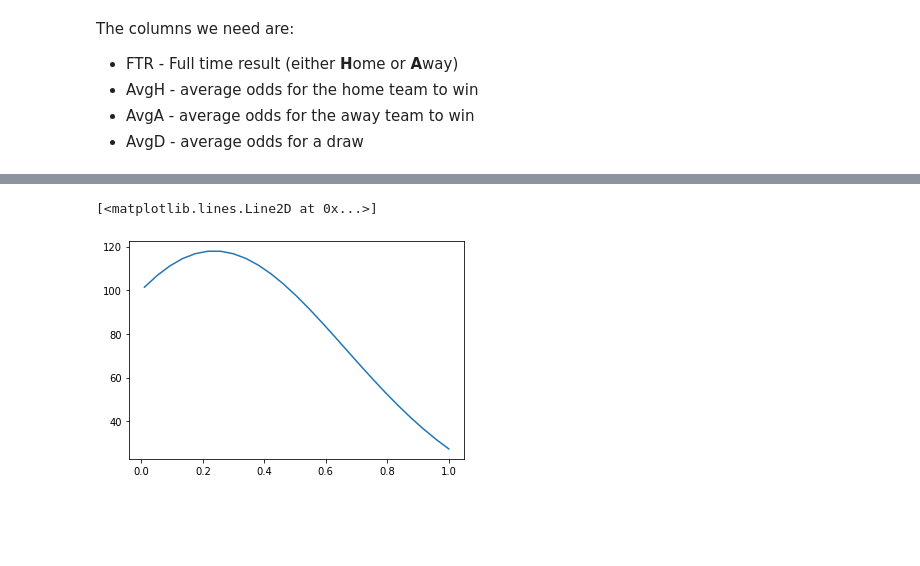
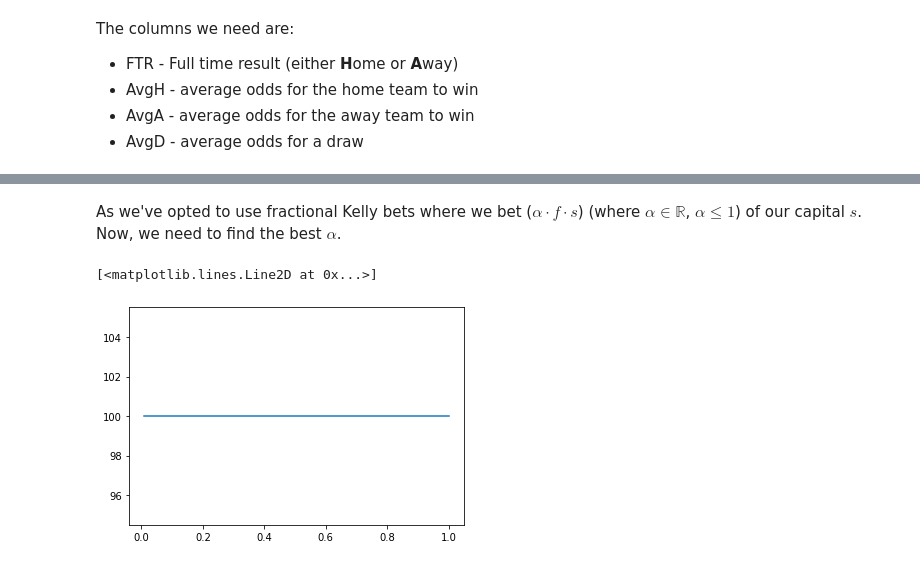
Before and after one commit to nerrma/betting-backtest, a Jupyter notebook: kelly_backtest.ipynb, the cells around one changed output, grey strips where cells are left out. Saved outputs shown, nothing was run; the diff lists cells and outputs as text; code cells hidden in the pictures; blank space fills up the shorter version.

Commit message:
Add distribution approximation

```diff
--- a/kelly_backtest.ipynb
+++ b/kelly_backtest.ipynb
@@ -43,0 +78,2 @@ _ = scipy.stats.probplot(ideal_odds, plot=plt)
+# %%
+res = approximate_distribution(ideal_odds)
@@ -43,0 +82,16 @@ _ = scipy.stats.probplot(ideal_odds, plot=plt)
+# %%
+r = res[0]
+print(r)
+dist = r[0](*r[1])
+
+x = np.linspace(1, 20)
+
+plt.plot(x, dist.pdf(x))
+plt.show()
+
+plt.hist(ideal_odds)
+plt.show()
+
+test_odd = 1.1
+print(dist.pdf(test_odd))
+print(scipy.stats.percentileofscore(ideal_odds, test_odd)/100)
@@ -55,37 +132,41 @@ $f = p + \frac{p-1}{b}$
 # %%
-def run_kelly(k_factor, can_plot):
+def run_kelly(X, k_factor, can_plot):
     starting_bal = 100
     bal = starting_bal
     bet = 0
 
-    bal_history = np.zeros(len(df))
-    result_history = ['w']*len(df)
+    bal_history = np.zeros(len(X))
+    result_history = ['w']*len(X)
 
     outcomes = ['H', 'A', 'D']
-    for i, row in df.iterrows():
+
+    dist_exp = dist.expect()
+    for i, row in X.iterrows():
         all_odds = row.drop('FTR')
 
         bal_history[i] = bal
 
         idx = np.argmin(all_odds) + 1
         odds = row[idx]
+
         if odds > np.quantile(ideal_odds, 0.25):
             continue
 
-        p = scipy.stats.percentileofscore(ideal_odds, odds)/100
+        #p = scipy.stats.percentileofscore(ideal_odds, odds)/100
+        p = dist.pdf(odds)
+        bet = (p + (p-1)/odds)*k_factor
 
-        bet = (p + (p-1)/odds)*k_factor
+        if bet < 0:
+            continue
 
         bet_amt = bet*bal
         bal -= bet_amt
 
         if row['FTR'] == outcomes[idx-1]:
-            #print(f"Made ${(bet_amt*odds):.2f}, betting ${(bet_amt):.2f} with balance ${(bal):.2f}, odds {odds}")
             bal += bet_amt*odds
             result_history[i] = 'g'
         else:
             result_history[i] = 'r'
-            #print(f"Lost ${bet_amt:.2f} with balance ${(bal + bet_amt):.2f}, odds {odds}")
 
         if bal <= 0:
             break
@@ -93,7 +174,6 @@ def run_kelly(k_factor, can_plot):
     def generate_plots():
         fig, axs = plt.subplots(2, sharex=True, gridspec_kw={'height_ratios': [10, 1], 'hspace': 0})
 
-        #axs[0].plot(bal_history)
         axs[0].plot(np.log(bal_history))
 
         for i, col in enumerate(result_history):
@@ -121,11 +194,13 @@ This strategy had a winning rate of 67.57%
+# %% [markdown]
+As we've opted to use fractional Kelly bets where we bet ($\alpha \cdot f \cdot s$) (where $\alpha \in \mathbb{R}$, $\alpha \leq 1$) of our capital $s$. Now, we need to find the best $\alpha$.
 # %%
 factors = np.linspace(0.01, 1, 25)
 bals = np.empty(len(factors))
 
 for i in range(len(factors)):
-    bals[i] = run_kelly(factors[i], False)
+    bals[i] = run_kelly(df, factors[i], False)
 
 plt.plot(factors, bals)
 # %% [output]
 [<matplotlib.lines.Line2D at 0x...>]
-[figure, old version]
+[figure, new version]
```
Also changed, not shown: parts of 18 cells of this notebook.
